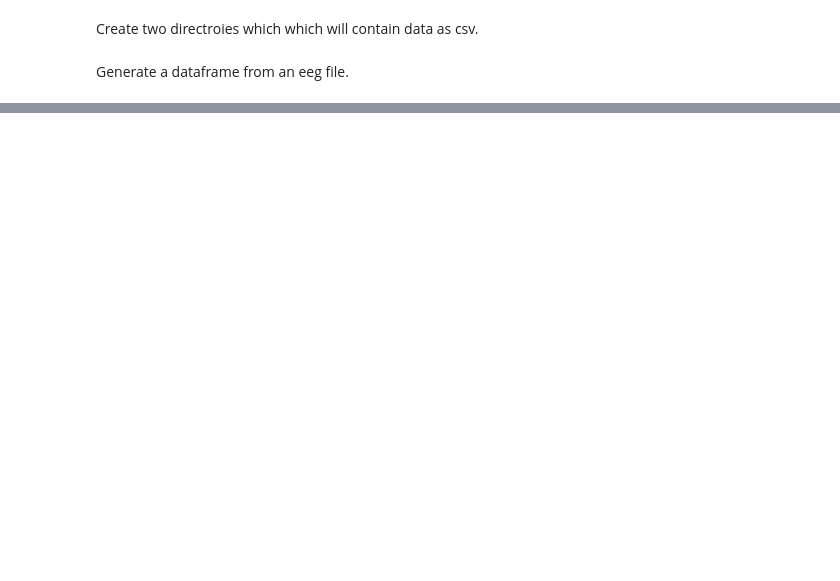
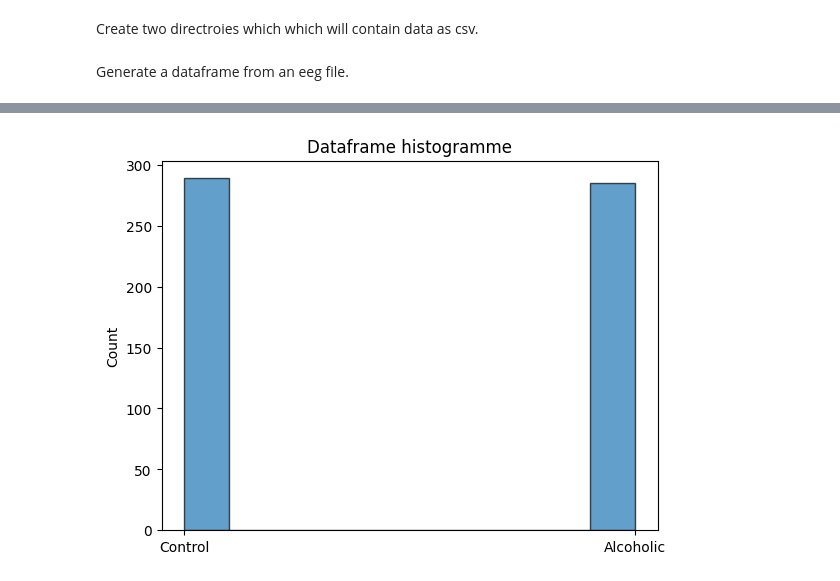
Before and after one commit to Ekliipce/Machine-Learning-for-Biomedical, a Jupyter notebook: eeg/EEG_and_alcohol.ipynb, the cells around one changed output, grey strips where cells are left out. Cells and saved outputs as stored; diff of their text form; code cells hidden in the pictures; blank space fills up the shorter version.

```diff
--- a/eeg/EEG_and_alcohol.ipynb
+++ b/eeg/EEG_and_alcohol.ipynb
@@ -202,0 +216,15 @@ eeg+database.zip.1  eeg_full.tar   SMNI_CMI_TEST  smni_eeg_data.tar.gz
+# %%
+def create_df(dir):
+  df_data = []
+  for dir, subdir, files in tqdm(list(os.walk(dir))):
+    for f in files[1:]:
+      data, ch_names, info= extract_raw_data(f"/content/{dir}/{f}")
+      features, features_names = extract_features(data)
+      features.extend([info['obj'], info['is_Alcolic']])
+      df_data.append(features)
+  features_names.extend(['obj', 'alcoholic'])
+  return pd.DataFrame(df_data, columns=features_names)
+
+df_train = create_df("SMNI_CMI_TRAIN")
+df_test = create_df("SMNI_CMI_TEST")
+df_train.head()
@@ -202,0 +243,12 @@ eeg+database.zip.1  eeg_full.tar   SMNI_CMI_TEST  smni_eeg_data.tar.gz
+# %%
+def preprocess(df):
+  dummies = pd.get_dummies(df['obj'])
+  df = df.drop(columns="obj")
+  df = pd.concat([df, dummies], axis=1)
+  df['alcoholic'] = df['alcoholic'].replace({True: 1, False: 0}).astype(int)
+
+  return df.dropna()
+
+df_train = preprocess(df_train)
+df_test = preprocess(df_test)
+df_train.head()
@@ -202,0 +263,8 @@ eeg+database.zip.1  eeg_full.tar   SMNI_CMI_TEST  smni_eeg_data.tar.gz
+# %%
+plt.hist(df_train['alcoholic'], alpha=0.7, edgecolor="k")
+plt.title("Dataframe histogramme")
+plt.ylabel("Count")
+plt.xticks([0, 1], ['Control', 'Alcoholic'])
+plt.show()
+# %% [output]
+[figure, added]
```
Also changed, not shown: parts of 19 cells of this notebook.
